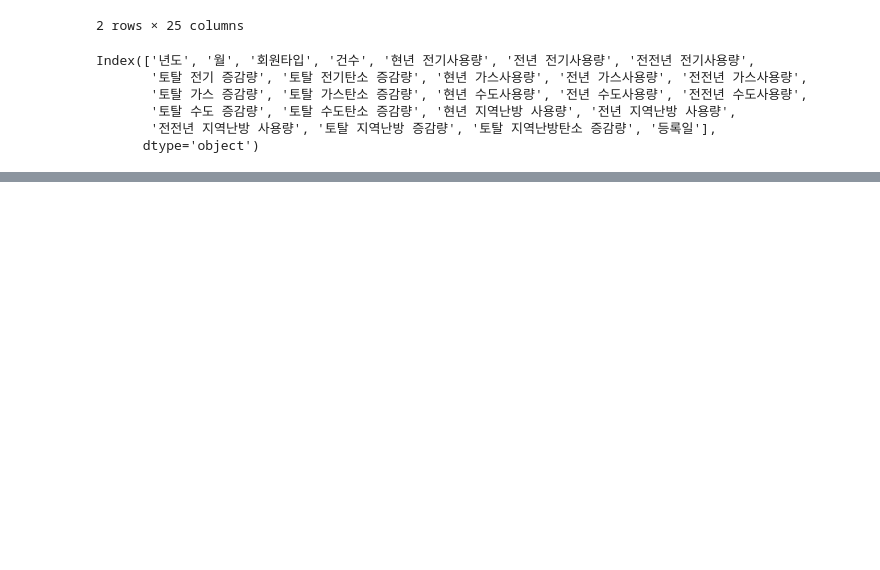
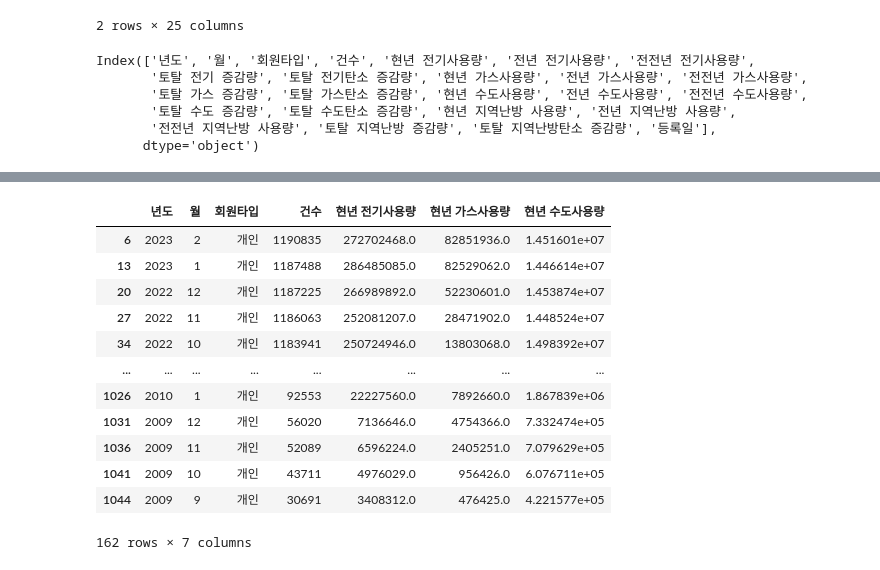
Before and after one commit to seobho/energy-analysis, a Jupyter notebook: read-data.ipynb, the cells around one changed output, grey strips where cells are left out. Cells and saved outputs as stored; diff of their text form; code cells hidden in the pictures; blank space fills up the shorter version.

```diff
--- a/read-data.ipynb
+++ b/read-data.ipynb
@@ -53,0 +85,2 @@ df[['년도', '월', '회원타입', '건수', '현년 전기사용량', '현년
+# %%
+personal_df = df[df['회원타입'] == '개인']
@@ -53,0 +89,17 @@ df[['년도', '월', '회원타입', '건수', '현년 전기사용량', '현년
+# %%
+for i in range(12):
+    personal_df[['년도'] == str(i+1)].mean()
+# %% [output]
+|  | 년도 | 월 | 회원타입 | 건수 | 현년 전기사용량 | 현년 가스사용량 | 현년 수도사용량 |
+| 6 | 2023 | 2 | 개인 | 1190835 | 272702468.0 | 82851936.0 | 1.451601e+07 |
+| 13 | 2023 | 1 | 개인 | 1187488 | 286485085.0 | 82529062.0 | 1.446614e+07 |
+| 20 | 2022 | 12 | 개인 | 1187225 | 266989892.0 | 52230601.0 | 1.453874e+07 |
+| 27 | 2022 | 11 | 개인 | 1186063 | 252081207.0 | 28471902.0 | 1.448524e+07 |
+| 34 | 2022 | 10 | 개인 | 1183941 | 250724946.0 | 13803068.0 | 1.498392e+07 |
+| ... | ... | ... | ... | ... | ... | ... | ... |
+| 1026 | 2010 | 1 | 개인 | 92553 | 22227560.0 | 7892660.0 | 1.867839e+06 |
+| 1031 | 2009 | 12 | 개인 | 56020 | 7136646.0 | 4754366.0 | 7.332474e+05 |
+| 1036 | 2009 | 11 | 개인 | 52089 | 6596224.0 | 2405251.0 | 7.079629e+05 |
+| 1041 | 2009 | 10 | 개인 | 43711 | 4976029.0 | 956426.0 | 6.076711e+05 |
+| 1044 | 2009 | 9 | 개인 | 30691 | 3408312.0 | 476425.0 | 4.221577e+05 |
+162 rows × 7 columns
```
Also changed, not shown: parts of 7 cells of this notebook.
